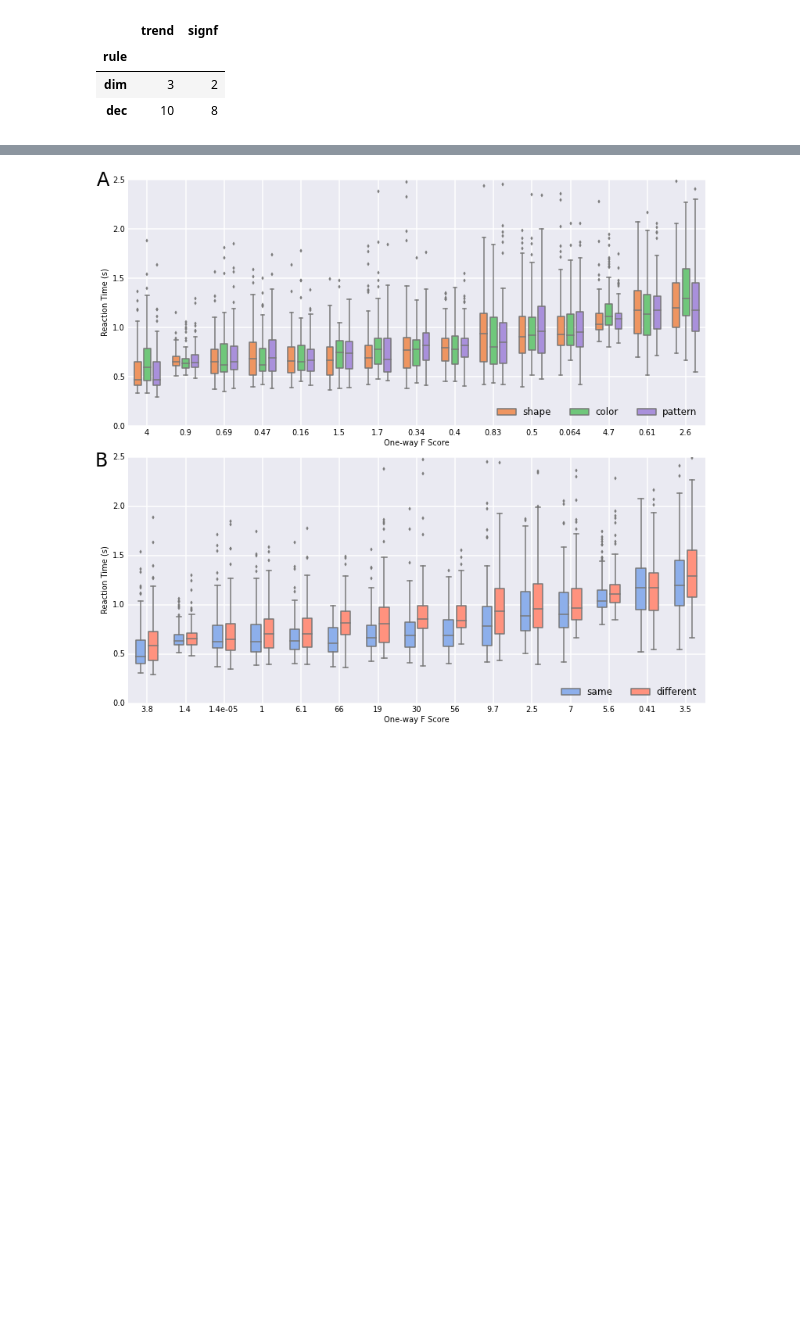
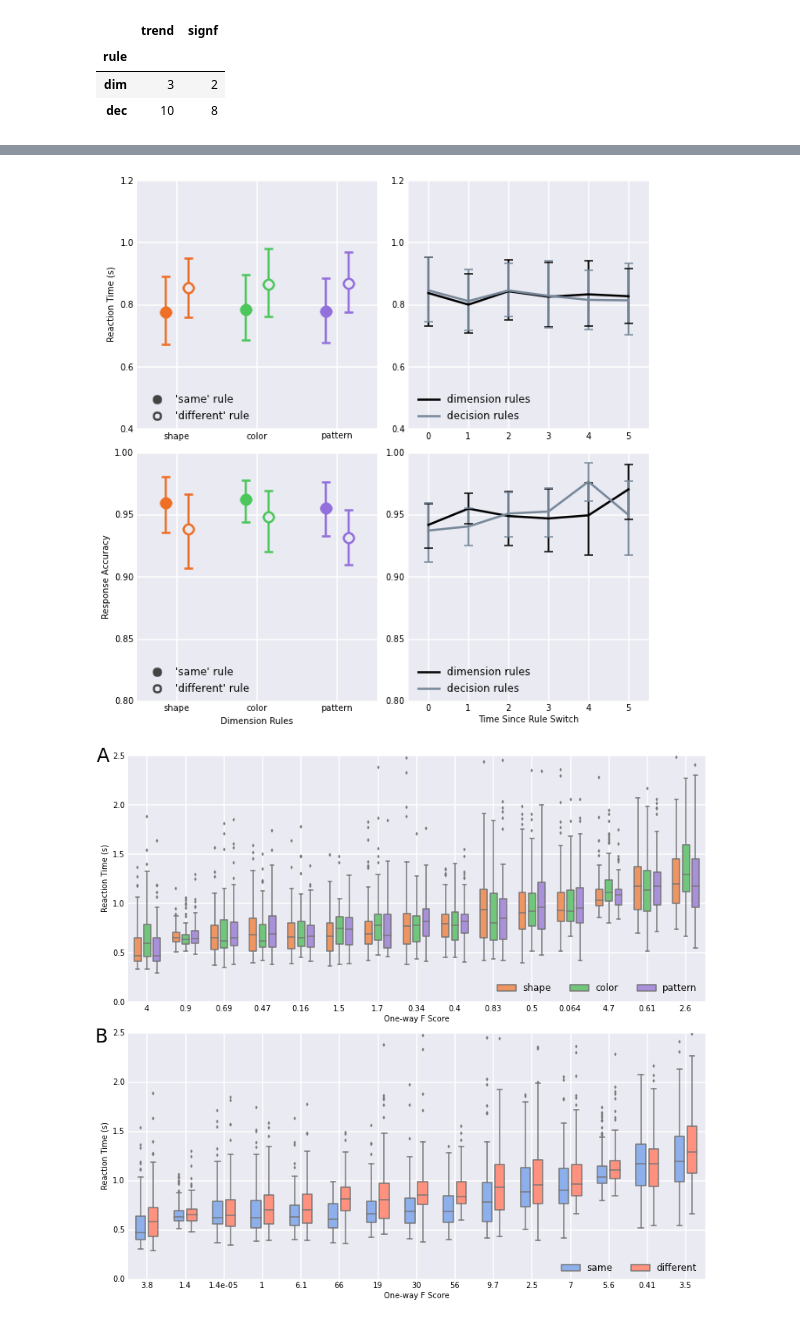
Before and after one commit to WagnerLabPapers/Waskom_JNeurosci_2014, a Jupyter notebook: DKsort_Neuron.ipynb, the cells around one changed output, grey strips where cells are left out. Drawn from its saved outputs; the diff is of its cells as text; code cells hidden in the pictures; blank space fills up the shorter version.

Commit message:
Main behavioral plot and more behavioral tests

```diff
--- a/DKsort_Neuron.ipynb
+++ b/DKsort_Neuron.ipynb
@@ -60,6 +59,7 @@ def save_figure(fig, figname):
     fig.savefig("/Users/mwaskom/Dropbox/Manuscripts/DKsort_Neuron/figures/%s.pdf" % figname, bbox_inches="tight")
 # %%
 subjects = loadtxt("subjects.txt", str)
+rule_colors = dict(dim=["#EE6F25", "#4BC75B", "#9370DB"], dec=["#6495EB", "#FF6347"])
 # %%
 behav_temp = "../data/%s/behav/behav_data.csv"
 behav_data = []
@@ -174,2 +279,69 @@ f_scores.groupby(level="rule")[["trend", "signf"]].sum()
+# %%
+# Set up variables shared across subplots
+dfs = [behav_df, behav_full]
+measures = ["rt", "correct"]
+agg_funcs = [median, mean]
+xlabels = ["Dimension Rules", "Time Since Rule Switch"]
+ylabels = ["Reaction Time (s)", "Response Accuracy"]
+xlims = [[-.5, 2.5], [-.5, 5.5]]
+ylims = [[.4, 1.2], [.8, 1]]
+yticks = 5
+err_kws = dict(elinewidth=2, capsize=5, mew=1.5)
+ms, mew, lw, capsize = 11, 2.5, 2.5, 5
+lag_colors = dict(dimension="black", decision="lightslategray")
+
+# Draw each plot
+f, axes = subplots(2, 2, figsize=(9, 9))
+for i in range(2):
+
+    # First analyze RT/accuracy analysis sorted by rule types
+    pivots = []
+    for subj, df_subj in dfs[i].groupby("subj"):
+        pivot = pd.pivot_table(df_subj, measures[i], "dim_rule", "dec_rule", agg_funcs[i])
+        pivots.append(np.array(pivot))
+    pivots = np.array(pivots, float)
+    means = pivots.mean(axis=0)
+    cis = moss.ci(moss.bootstrap(pivots, axis=0), 95, axis=0)
+
+    # Plot the above results in plot columns
+    ax = axes[i, 0]
+    for dim in range(3):
+        color = rule_colors["dim"][dim]
+        for dec in range(2):
+            x = dim + (dec - .5) / 3.5
+            y = means[dim, dec]
+            yerr = sns.ci_to_errsize(cis[:, dim, dec], y)
+            fc = ax.get_axis_bgcolor() if dec else color
+            ax.errorbar(x, y, yerr, ecolor=color, lw=lw, mew=mew,
+                        capsize=capsize, ms=ms, mfc=fc, marker="o", mec=color)
+
+    # Draw two plots out of the axis range to support the legend
+    for j, rule in enumerate(["same", "different"]):
+        ax.plot(-1, -1, "o", color="#444444", mec="#444444", ms=ms-3,
+                mfc=["#444444", "none"][j], mew=mew, label="'%s' rule" % rule)
+    ax.set_xticks(range(3))
+    ax.set_xticklabels(["shape", "color", "pattern"])
+
+    # Now do the analysis as a function of rule switching
+    for ruleset in ["dimension", "decision"]:
+        lag_pivot = pd.pivot_table(dfs[i], measures[i], "subj", ruleset[:3] + "_shift_lag", agg_funcs[i])
+        sns.tsplot(arange(6), lag_pivot.loc[:, :5], "ci_bars", color=lag_colors[ruleset],
+                   ci=95, label=ruleset + " rules", lw=lw, err_kws=err_kws, ax=axes[i, 1])
+
+    # Finally, iterate through the plots and set more aesthetics
+    for j in range(2):
+        ax = axes[i, j]
+        ax.set_xlim(*xlims[j])
+        ax.set_ylim(*ylims[i])
+        ax.set_yticks(linspace(*ylims[i] + [yticks]))
+        if i:
+            ax.set_xlabel(xlabels[j])
+        if not j:
+            ax.set_ylabel(ylabels[i])
+        ax.legend(frameon=False, loc=3, numpoints=1)
+tight_layout()
+save_figure(f, "behavioral_main")
+# %% [output]
+[figure, added]
 # %%
 fig, axes = subplots(2, 1, figsize=(11, 10))
```
Also changed, not shown: parts of 20 cells of this notebook.
